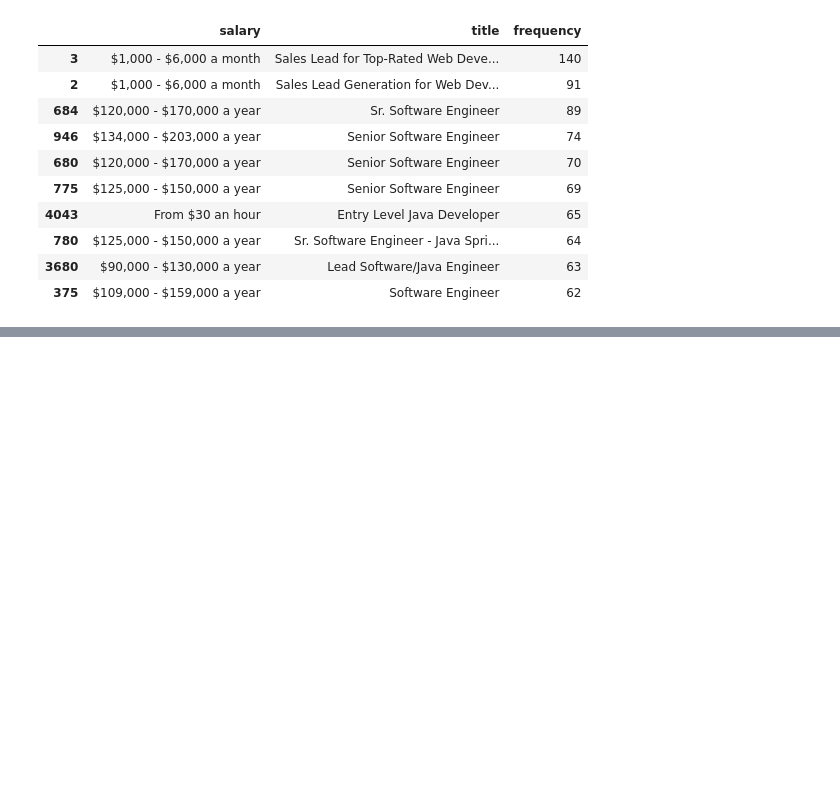
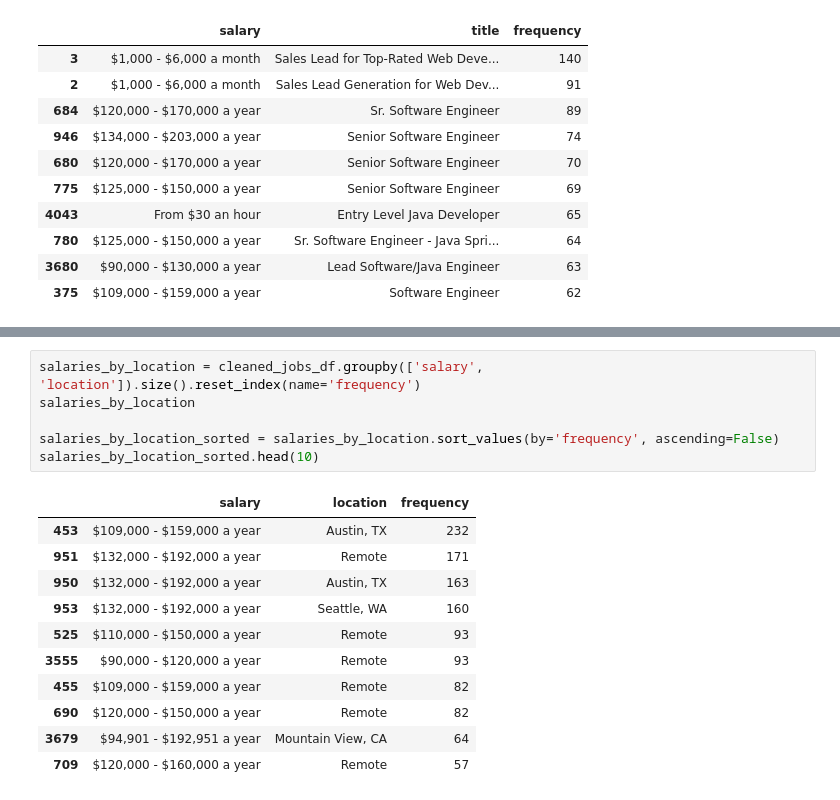
Before and after one commit to LeoIvin/US-SWE-Job-Posting-Analysis, a Jupyter notebook: analysis.ipynb, the cells around one changed output, grey strips where cells are left out. Drawn from its saved outputs; the diff is of its cells as text; blank space fills up the shorter version.

```diff
--- a/analysis.ipynb
+++ b/analysis.ipynb
@@ -313,3 +331,21 @@ plt.gca().invert_yaxis()  # Highest frequencies on top
 plt.show()
 # %% [output]
 [figure]
+# %%
+salaries_by_location = cleaned_jobs_df.groupby(['salary', 'location']).size().reset_index(name='frequency')
+salaries_by_location
+
+salaries_by_location_sorted = salaries_by_location.sort_values(by='frequency', ascending=False)
+salaries_by_location_sorted.head(10)
+# %% [output]
+|  | salary | location | frequency |
+| 453 | $109,000 - $159,000 a year | Austin, TX | 232 |
+| 951 | $132,000 - $192,000 a year | Remote | 171 |
+| 950 | $132,000 - $192,000 a year | Austin, TX | 163 |
+| 953 | $132,000 - $192,000 a year | Seattle, WA | 160 |
+| 525 | $110,000 - $150,000 a year | Remote | 93 |
+| 3555 | $90,000 - $120,000 a year | Remote | 93 |
+| 455 | $109,000 - $159,000 a year | Remote | 82 |
+| 690 | $120,000 - $150,000 a year | Remote | 82 |
+| 3679 | $94,901 - $192,951 a year | Mountain View, CA | 64 |
+| 709 | $120,000 - $160,000 a year | Remote | 57 |
```
Also changed, not shown: parts of 4 cells of this notebook.
